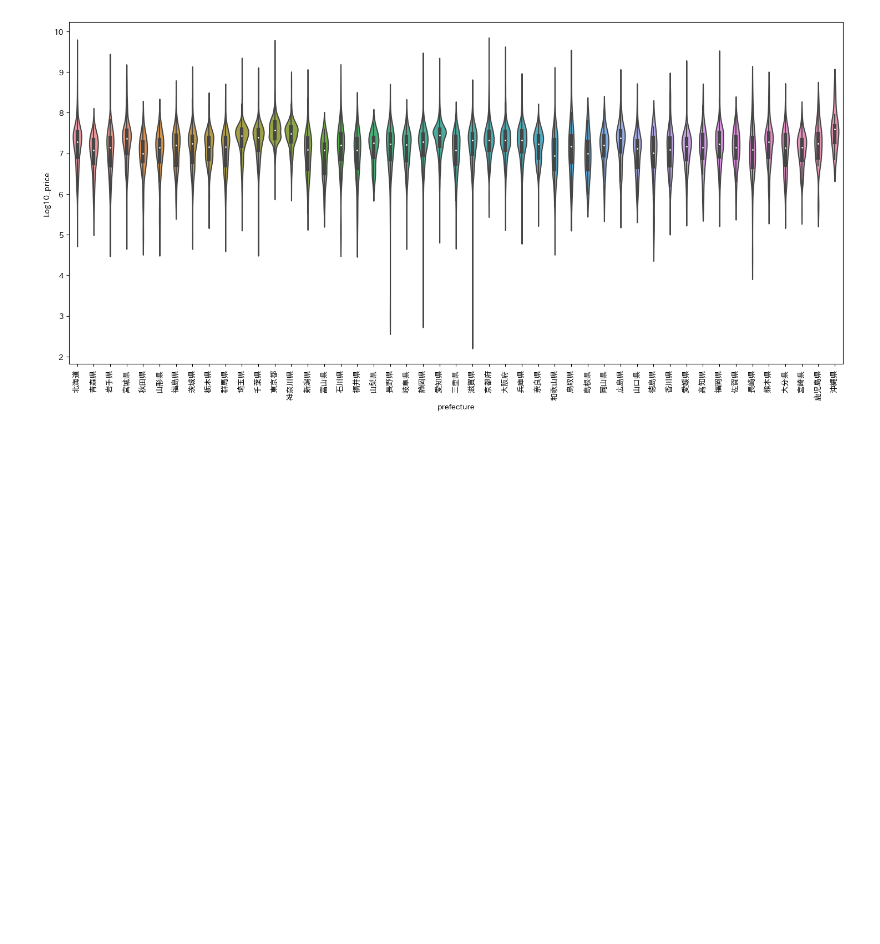
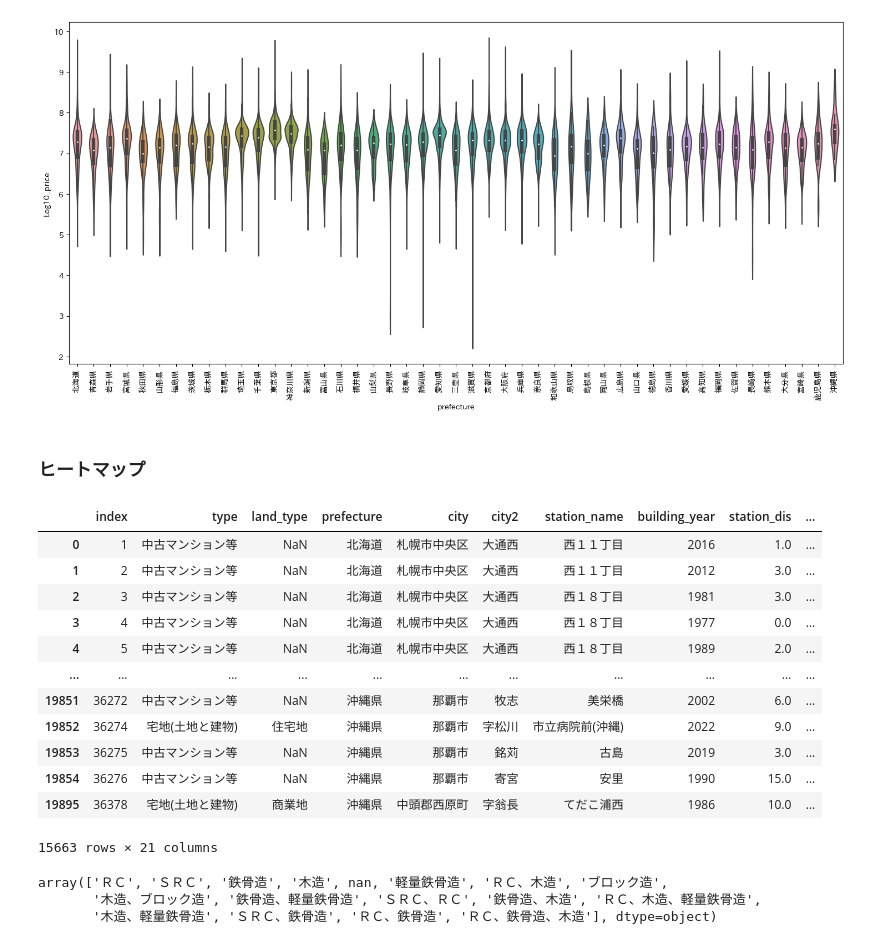
Before and after one commit to dumbled0re/EDA, a Jupyter notebook: 04_visualization/37-41_visualization_with_seaborn.ipynb, the cells around one changed output. Drawn from its saved outputs; the diff is of its cells as text; code cells hidden in the pictures; blank space fills up the shorter version.

Commit message:
update: ヒートマップの追加

```diff
--- a/04_visualization/37-41_visualization_with_seaborn.ipynb
+++ b/04_visualization/37-41_visualization_with_seaborn.ipynb
@@ -93,3 +93,28 @@ fig = sns.violinplot(data=df, x='prefecture', y='Log10_price')
 fig = plt.xticks(rotation=90)
 # %% [output]
 [figure]
+# %% [markdown]
+### ヒートマップ
+# %%
+df
+# %% [output]
+|  | index | type | land_type | prefecture | city | city2 | station_name | building_year | station_dis | ... |
+| 0 | 1 | 中古マンション等 | NaN | 北海道 | 札幌市中央区 | 大通西 | 西１１丁目 | 2016 | 1.0 | ... |
+| 1 | 2 | 中古マンション等 | NaN | 北海道 | 札幌市中央区 | 大通西 | 西１１丁目 | 2012 | 3.0 | ... |
+| 2 | 3 | 中古マンション等 | NaN | 北海道 | 札幌市中央区 | 大通西 | 西１８丁目 | 1981 | 3.0 | ... |
+| 3 | 4 | 中古マンション等 | NaN | 北海道 | 札幌市中央区 | 大通西 | 西１８丁目 | 1977 | 0.0 | ... |
+| 4 | 5 | 中古マンション等 | NaN | 北海道 | 札幌市中央区 | 大通西 | 西１８丁目 | 1989 | 2.0 | ... |
+| ... | ... | ... | ... | ... | ... | ... | ... | ... | ... | ... |
+| 19851 | 36272 | 中古マンション等 | NaN | 沖縄県 | 那覇市 | 牧志 | 美栄橋 | 2002 | 6.0 | ... |
+| 19852 | 36274 | 宅地(土地と建物) | 住宅地 | 沖縄県 | 那覇市 | 字松川 | 市立病院前(沖縄) | 2022 | 9.0 | ... |
+| 19853 | 36275 | 中古マンション等 | NaN | 沖縄県 | 那覇市 | 銘苅 | 古島 | 2019 | 3.0 | ... |
+| 19854 | 36276 | 中古マンション等 | NaN | 沖縄県 | 那覇市 | 寄宮 | 安里 | 1990 | 15.0 | ... |
+| 19895 | 36378 | 宅地(土地と建物) | 商業地 | 沖縄県 | 中頭郡西原町 | 字翁長 | てだこ浦西 | 1986 | 10.0 | ... |
+15663 rows × 21 columns
+# %%
+# pivottableの作成
+df['building_type'].unique()
+# %% [output]
+array(['ＲＣ', 'ＳＲＣ', '鉄骨造', '木造', nan, '軽量鉄骨造', 'ＲＣ、木造', 'ブロック造',
+       '木造、ブロック造', '鉄骨造、軽量鉄骨造', 'ＳＲＣ、ＲＣ', '鉄骨造、木造', 'ＲＣ、木造、軽量鉄骨造',
+       '木造、軽量鉄骨造', 'ＳＲＣ、鉄骨造', 'ＲＣ、鉄骨造', 'ＲＣ、鉄骨造、木造'], dtype=object)
```
Also changed, not shown: parts of 3 cells of this notebook.
